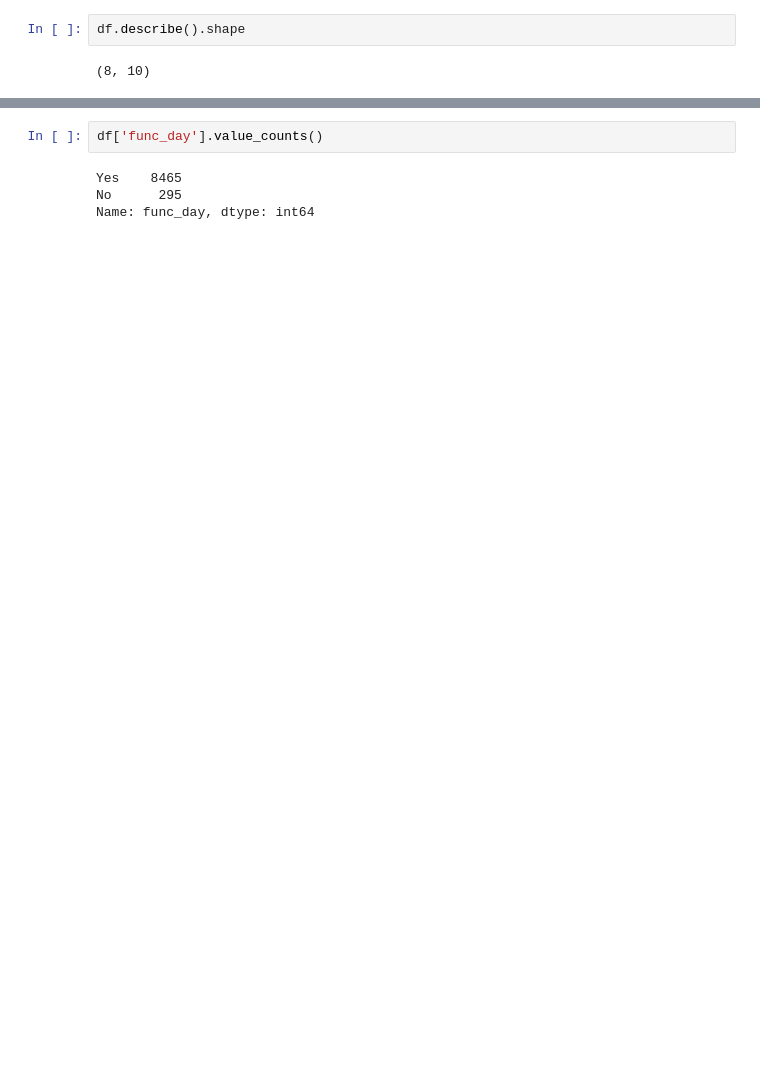
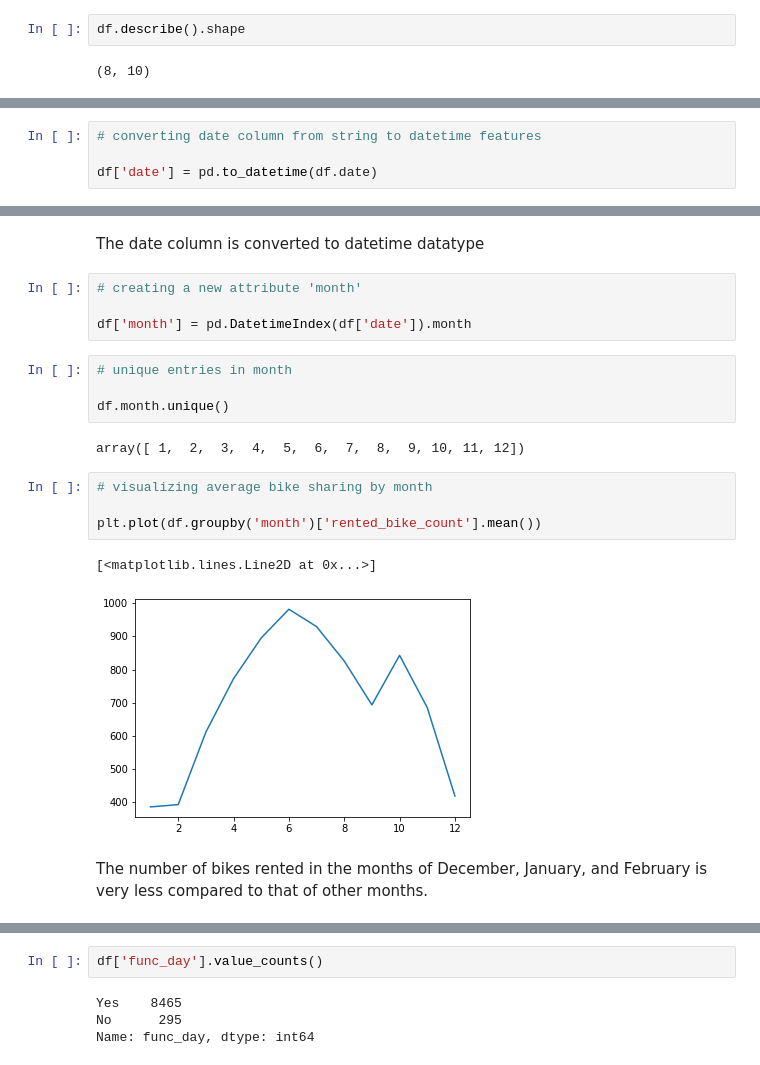
Before and after one commit to VaibhavBhusawale/-Bike-Sharing-Demand-Prediction, a Jupyter notebook: Bike_Sharing_Demand_Prediction_Capstone_Project_(Shaloy,_Smriti,_Vaibhav).ipynb, the cells around one changed output, grey strips where cells are left out. Drawn from its saved outputs; the diff is of its cells as text; blank space fills up the shorter version.

```diff
--- a/Bike_Sharing_Demand_Prediction_Capstone_Project_(Shaloy,_Smriti,_Vaibhav).ipynb
+++ b/Bike_Sharing_Demand_Prediction_Capstone_Project_(Shaloy,_Smriti,_Vaibhav).ipynb
@@ -155,0 +167,4 @@ dtype: int64
+# %%
+# converting date column from string to datetime features
+
+df['date'] = pd.to_datetime(df.date)
@@ -155,0 +191,21 @@ dtype: int64
+# %% [markdown]
+The date column is converted to datetime datatype
+# %%
+# creating a new attribute 'month'
+
+df['month'] = pd.DatetimeIndex(df['date']).month
+# %%
+# unique entries in month
+
+df.month.unique()
+# %% [output]
+array([ 1,  2,  3,  4,  5,  6,  7,  8,  9, 10, 11, 12])
+# %%
+# visualizing average bike sharing by month
+
+plt.plot(df.groupby('month')['rented_bike_count'].mean())
+# %% [output]
+[<matplotlib.lines.Line2D at 0x...>]
+[figure, added]
+# %% [markdown]
+The number of bikes rented in the months of December, January, and February is very less compared to that of other months.
```
Also changed, not shown: parts of 38 cells of this notebook.
